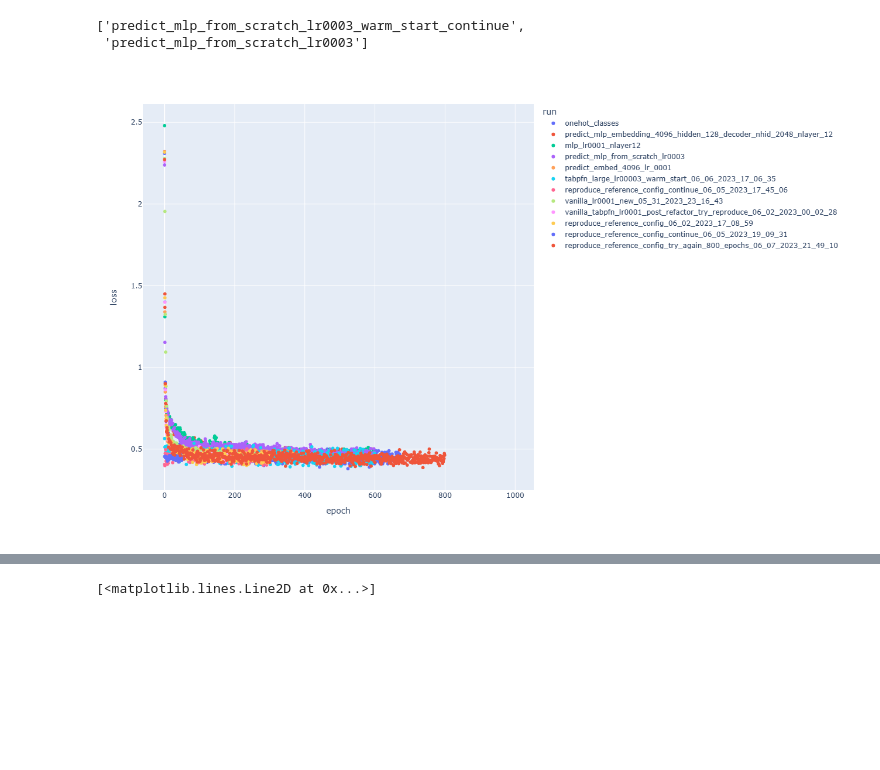
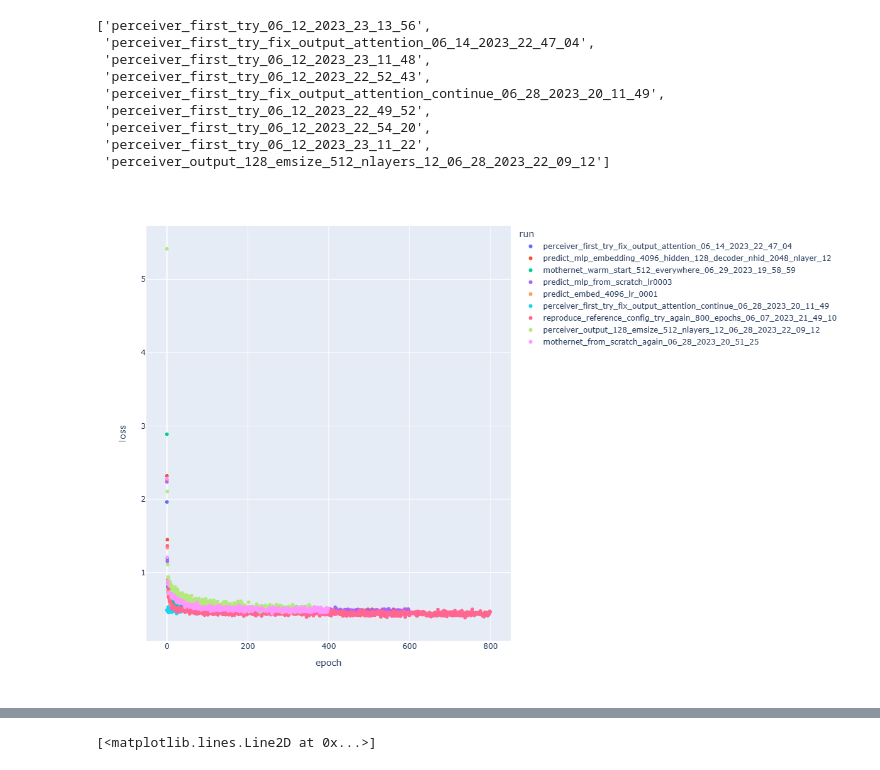
Before and after one commit to microsoft/ticl, a Jupyter notebook: tabpfn/show_learning_curves.ipynb, the cells around one changed output, grey strips where cells are left out. Cells and saved outputs as stored; diff of their text form; code cells hidden in the pictures; blank space fills up the shorter version.

Commit message:
fix learning curve stuff
Former-commit-id: 3e555361675595d4cca0754ad152c210744232f6

```diff
--- a/tabpfn/show_learning_curves.ipynb
+++ b/tabpfn/show_learning_curves.ipynb
@@ -8,6 +8,8 @@ import numpy as np
 losses_dict = {}
 model_file_dict = {}
 lr_dict = {}
+wallclock_dict = {}
+
 for name in glob.glob("log/*.log"):
     with open(name) as f:
         log = f.read()
@@ -15,8 +17,9 @@ for name in glob.glob("log/*.log"):
     model_file = re.findall(r"Saving model to (.*)", log)
     shortname = name.split(".")[0].split("/")[1]
     model_file_dict[shortname] = model_file[-1] if model_file else ""
-    losses_dict[shortname] = [float(v) for v in re.findall(r'mean loss (.*) \|', log) if not np.isnan(float(v))]
+    losses_dict[shortname] = [float(v) for v in re.findall(r'mean loss (.*) \|', log)]
     lr_dict[shortname] =  [float(v) for v in re.findall(r'lr (.*) data', log)]
+    wallclock_dict[shortname] = np.NaN
 # %%
 import torch
 
@@ -76,0 +73,24 @@ def make_long_loss_df(losses_dict, smooth=None):
+# %%
+def make_long_loss_df(losses_dict, smooth=None):
+    def trim(series, skip):
+        if pd.api.types.is_scalar(series):
+            return series
+        return series[skip:-skip-1]
+
+    dfs = []
+    for name, losses in losses_dict.items():
+        if smooth is not None:
+            smoothed_losses = smooth(losses)
+            skip = (len(losses) - len(smoothed_losses)) // 2
+            if skip < 0:
+                continue
+            this_df = pd.DataFrame({"loss": smoothed_losses,
+                                    "learning_rate": trim(lr_dict[name], skip),
+                                    "time": trim(wallclock_dict[name], skip),
+                                    "epoch": trim(np.arange(len(losses)), skip)})
+        else:
+            this_df = pd.DataFrame({"loss": losses, "learning_rate": lr_dict[name], "time": wallclock_dict[name], "epoch": np.arange(len(losses))})
+
+        this_df['run'] = name
+        dfs.append(this_df)
+    return pd.concat(dfs)
@@ -77,29 +113,33 @@ def make_long_loss_df(losses_dict, smooth=None):
 # %%
-[x for x in losses_dict if "scratch" in x]
+[x for x in losses_dict if "perceiver" in x]
 # %% [output]
-['predict_mlp_from_scratch_lr0003_warm_start_continue',
- 'predict_mlp_from_scratch_lr0003']
+['perceiver_first_try_06_12_2023_23_13_56',
+ 'perceiver_first_try_fix_output_attention_06_14_2023_22_47_04',
+ 'perceiver_first_try_06_12_2023_23_11_48',
+ 'perceiver_first_try_06_12_2023_22_52_43',
+ 'perceiver_first_try_fix_output_attention_continue_06_28_2023_20_11_49',
+ 'perceiver_first_try_06_12_2023_22_49_52',
+ 'perceiver_first_try_06_12_2023_22_54_20',
+ 'perceiver_first_try_06_12_2023_23_11_22',
+ 'perceiver_output_128_emsize_512_nlayers_12_06_28_2023_22_09_12']
 # %%
 import plotly.express as px
-show_only = ['onehot_classes', 'predict_embed_4096_lr_0001','mlp_lr0001_nlayer12', 'predict_mlp_no_token_embed_1024',
-             'predict_mlp_embedding_4096_hidden_128_decoder_nhid_2048_nlayer_12', 'no_double_embedding_continued', "really_big_model_lr00001_tabpfn_vanilla_warm_start",
-            'predict_mlp_embedding_4096_hidden_128_decoder_nhid_2048_nlayer_12_lr003', 'predict_mlp_from_scratch_lr0003_warm_start_continue',
-            'predict_warm_start_embed_2048', 'predict_embed_4096_lr_0001_nhead_16', 'predict_mlp_two_layer_decoder_embedd_4096', 'predict_mlp_embedding_continue_3_nlayer_12_lr003',
-             'really_big_model_lr0001_model_maker_warm_start', 'predict_mlp_from_scratch_lr0003', 'reproduce_reference_config_06_02_2023_17_08_59']
 
-show_only = ['onehot_classes', 'predict_embed_4096_lr_0001','mlp_lr0001_nlayer12', 'predict_mlp_no_token_embed_1024',
+show_only = ['predict_embed_4096_lr_0001', 'predict_mlp_no_token_embed_1024',
              'predict_mlp_embedding_4096_hidden_128_decoder_nhid_2048_nlayer_12',
-             'predict_mlp_from_scratch_lr0003', 'reproduce_reference_config_06_02_2023_17_08_59', 'vanilla_tabpfn_lr0001_post_refactor_try_reproduce_06_02_2023_00_02_28',
-            'vanilla_lr0001_new_05_31_2023_23_16_43', 'reproduce_reference_config_continue_06_05_2023_19_09_31', 'reproduce_reference_config_continue_06_05_2023_17_45_06',
-            'reproduce_reference_config_try_again_800_epochs_06_07_2023_21_49_10', 'tabpfn_large_lr00003_warm_start_06_06_2023_17_06_35']
+             'predict_mlp_from_scratch_lr0003',
+            'reproduce_reference_config_try_again_800_epochs_06_07_2023_21_49_10',
+             'perceiver_first_try_fix_output_attention_06_14_2023_22_47_04', 'perceiver_first_try_fix_output_attention_continue_06_28_2023_20_11_49',
+            'mothernet_from_scratch_again_06_28_2023_20_51_25', 'perceiver_output_128_emsize_512_nlayers_12_06_28_2023_22_09_12', 'mothernet_warm_start_512_everywhere_06_29_2023_19_58_59'
+            ]
 
 long_df = make_long_loss_df(losses_dict)
 long_df = long_df[long_df.run.isin(show_only)]
 fig = px.scatter(long_df, x="epoch", y='loss', color="run")
 fig.update_layout(height=800)
 fig
 # %% [output]
-[figure, old version]
+[figure, new version]
 # %%
 from scipy.signal import convolve, windows
 import numpy as np
```
Also changed, not shown: parts of 15 cells of this notebook, 3 other files.
